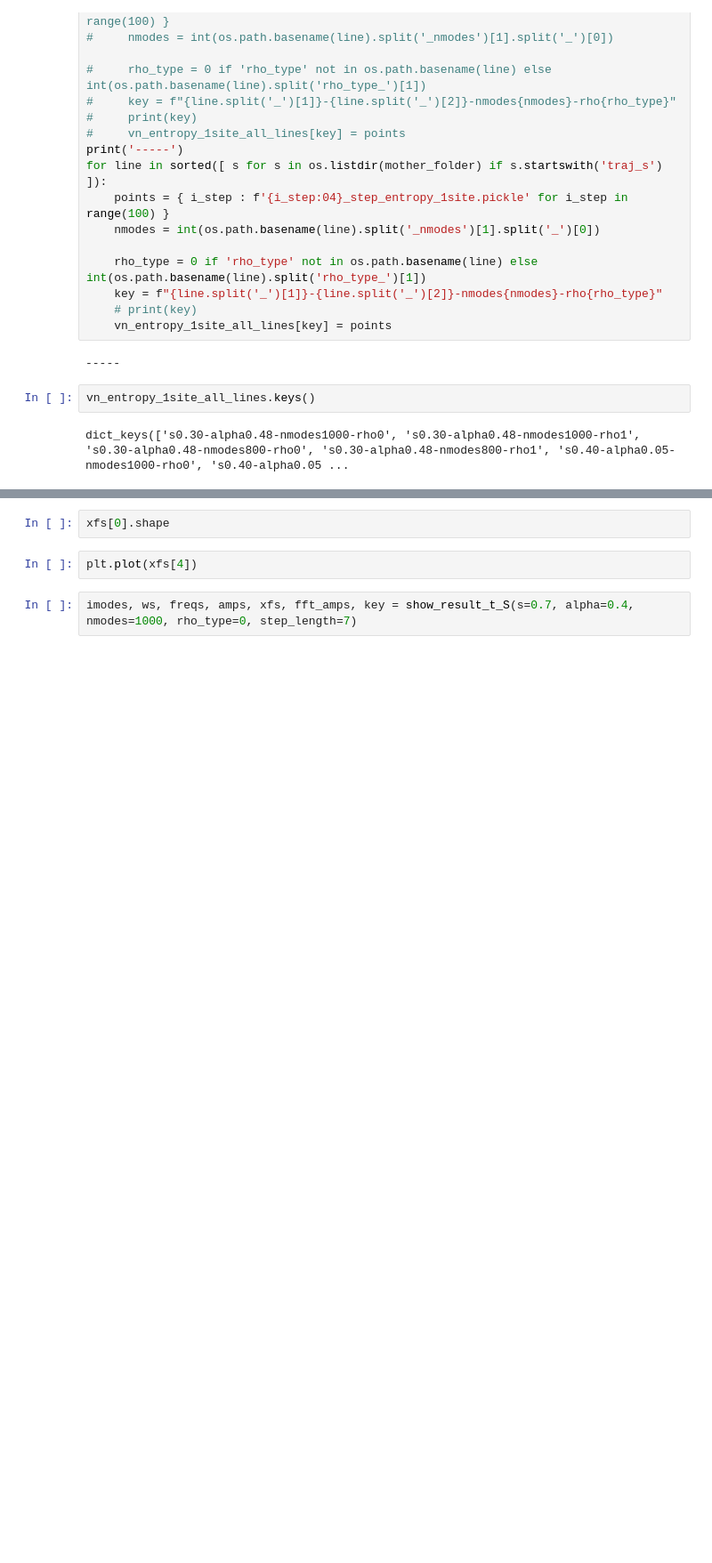
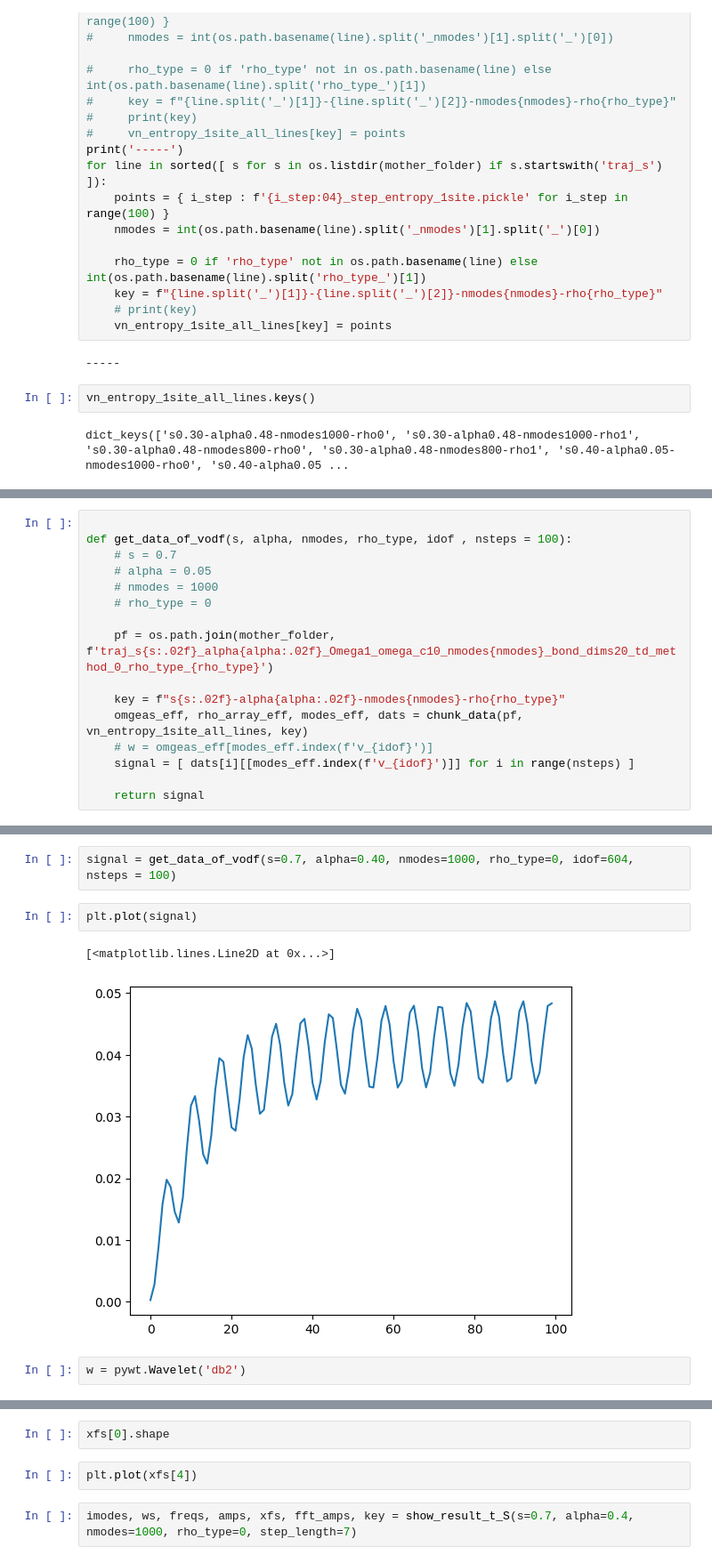
Before and after one commit to ansatzX/2024-SBM, a Jupyter notebook: S_rho.ipynb, the cells around one changed output, grey strips where cells are left out. Shown: that part at 89% size. Saved outputs shown, nothing was run; the diff lists cells and outputs as text; blank space fills up the shorter version.

```diff
--- a/S_rho.ipynb
+++ b/S_rho.ipynb
@@ -97,0 +140,16 @@ def show_w_freqs(key, ws, freqs):
+# %%
+
+def get_data_of_vodf(s, alpha, nmodes, rho_type, idof , nsteps = 100):
+    # s = 0.7
+    # alpha = 0.05
+    # nmodes = 1000
+    # rho_type = 0
+
+    pf = os.path.join(mother_folder, f'traj_s{s:.02f}_alpha{alpha:.02f}_Omega1_omega_c10_nmodes{nmodes}_bond_dims20_td_method_0_rho_type_{rho_type}')
+
+    key = f"s{s:.02f}-alpha{alpha:.02f}-nmodes{nmodes}-rho{rho_type}"
+    omgeas_eff, rho_array_eff, modes_eff, dats = chunk_data(pf, vn_entropy_1site_all_lines, key)
+    # w = omgeas_eff[modes_eff.index(f'v_{idof}')]
+    signal = [ dats[i][[modes_eff.index(f'v_{idof}')]] for i in range(nsteps) ]
+
+    return signal
@@ -97,0 +180,9 @@ def show_w_freqs(key, ws, freqs):
+# %%
+signal = get_data_of_vodf(s=0.7, alpha=0.40, nmodes=1000, rho_type=0, idof=604, nsteps = 100)
+# %%
+plt.plot(signal)
+# %% [output]
+[<matplotlib.lines.Line2D at 0x...>]
+[figure, added]
+# %%
+w = pywt.Wavelet('db2')
```
Also changed, not shown: parts of 40 cells of this notebook, 1 other file.
